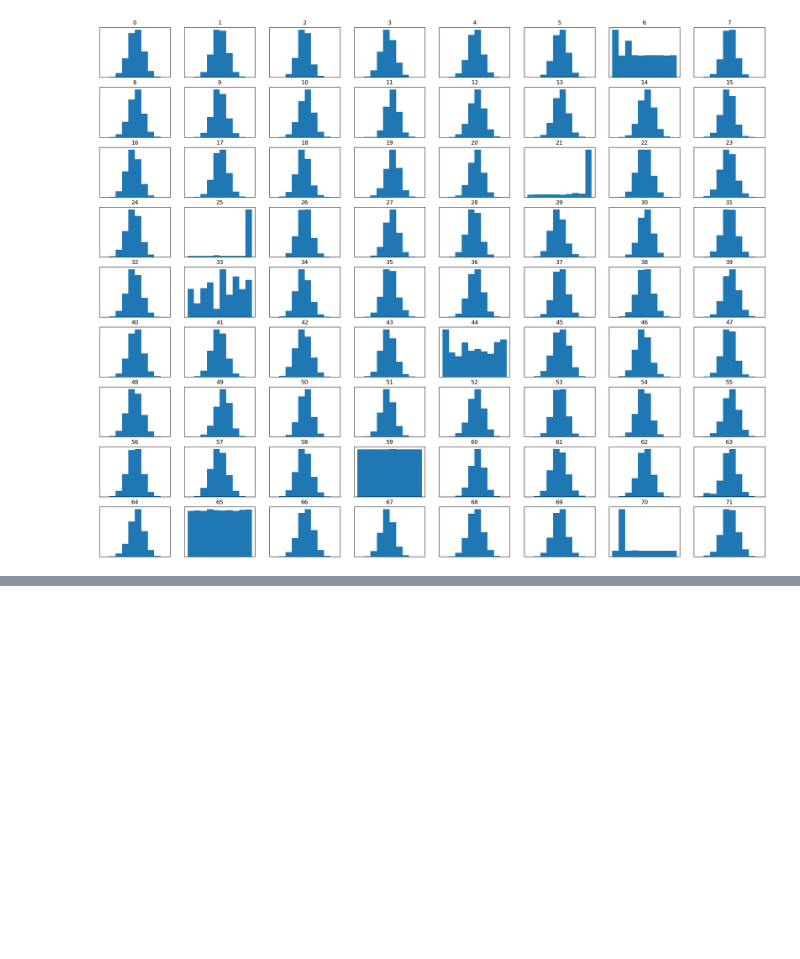
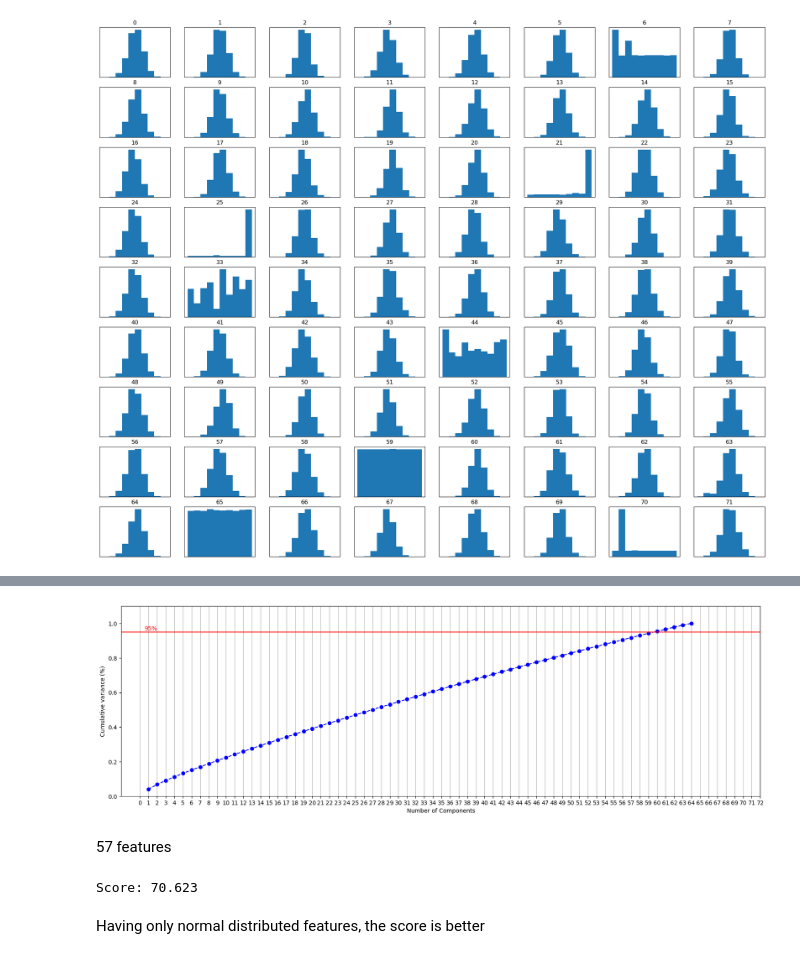
Before and after one commit to IgorStovba/ML_matching, a Jupyter notebook: Untitled.ipynb, the cells around one changed output, grey strips where cells are left out. Drawn from its saved outputs; the diff is of its cells as text; code cells hidden in the pictures; blank space fills up the shorter version.

```diff
--- a/Untitled.ipynb
+++ b/Untitled.ipynb
@@ -126,0 +130,2 @@ PCA can be used to features with a normal distribution
+# %%
+list_non_normal = ['6','21','25','33','44','59','65','70']
@@ -191,0 +144,8 @@ First score: 7.965
+# %%
+base_df = pd.DataFrame(data=normal_scaled_base,
+                          columns=base.columns,
+                          index=base.index)
+
+train_df = pd.DataFrame(data=normal_scaled_train,
+                           columns=train_feat.columns,
+                           index=train_feat.index)
@@ -191,0 +233,29 @@ First score: 7.965
+# %%
+dist_base = base_df.drop(columns=list_non_normal)
+dist_train = train_df.drop(columns=list_non_normal)
+# %%
+pca = PCA().fit(dist_base.values)
+
+
+plt.rcParams["figure.figsize"] = (20,6)
+
+fig, ax = plt.subplots()
+xi = np.arange(1, dist_base.shape[1]+1, step=1)
+y = np.cumsum(pca.explained_variance_ratio_)
+
+plt.ylim(0.0,1.1)
+plt.plot(xi, y, marker='o', linestyle='--', color='b')
+
+plt.xlabel('Number of Components')
+plt.xticks(np.arange(0, 73, step=1))
+plt.ylabel('Cumulative variance (%)')
+
+plt.axhline(y=0.95, color='r', linestyle='-')
+plt.text(0.5, 0.96, '95%', color = 'red', fontsize=10)
+
+ax.grid(axis='x')
+plt.show()
+# %% [output]
+[figure, added]
+# %% [markdown]
+57 features
@@ -191,0 +278,9 @@ First score: 7.965
+# %%
+vec, idx = index_l2.search(np.ascontiguousarray(train_pca), 5)
+
+score = accuracy_top_5(idx.tolist(), train_target.values.tolist())
+print(f'Score: {score}')
+# %% [output]
+Score: 70.623
+# %% [markdown]
+Having only normal distributed features, the score is better
```
Also changed, not shown: parts of 45 cells of this notebook.
